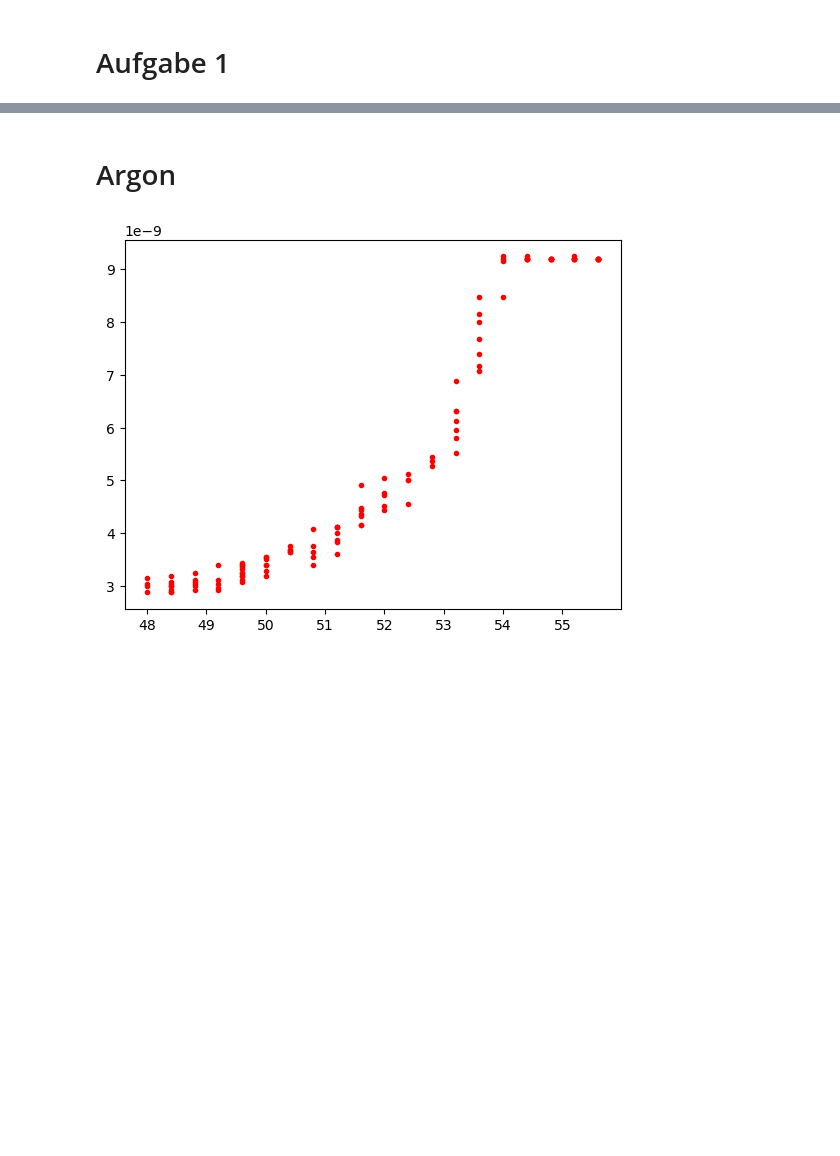
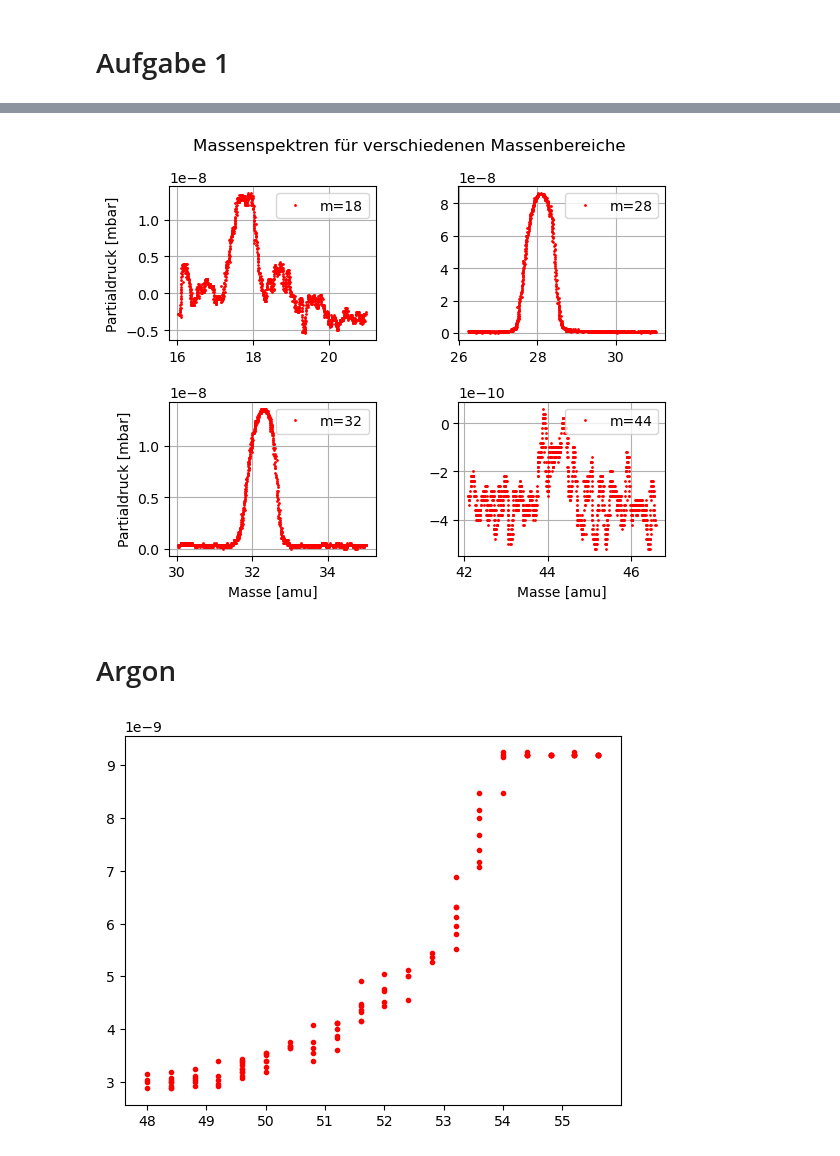
Before and after one commit to MRNock04/P3, a Jupyter notebook: Massenspektrometer/Auswertung.ipynb, the cells around one changed output, grey strips where cells are left out. Cells and saved outputs as stored; diff of their text form; code cells hidden in the pictures; blank space fills up the shorter version.

```diff
--- a/Massenspektrometer/Auswertung.ipynb
+++ b/Massenspektrometer/Auswertung.ipynb
@@ -26,0 +53,40 @@ plt.show()
+# %%
+# plotten der einzelnen Linien in genauerer Betrachtung
+m18 = pd.read_csv('Data/Raumluft_MS18.CSV', skiprows=15)
+m28 = pd.read_csv('Data/Raumluft_MS28.CSV', skiprows=15)
+m32 = pd.read_csv('Data/Raumluft_MS32.CSV', skiprows=15)
+m44 = pd.read_csv('Data/Raumluft_MS44.CSV', skiprows=15)
+
+m18_m = m18['CH1'][90:1700] / 20 + 16
+m18_p = m18['CH2'][90:1700] * 10 ** -9
+
+m28_m = m28['CH1'][150:1720] / 20 + 26
+m28_p = m28['CH2'][150:1720] * 10 ** -9
+
+m32_m = m32['CH1'][150:1780] / 20 + 30
+m32_p = m32['CH2'][150:1780] * 10 ** -9
+
+m44_m = m44['CH1'][120:1600] / 20 + 42
+m44_p = m44['CH2'][120:1600] * 10 ** -10
+
+fig, ax = plt.subplots(2,2, gridspec_kw={'wspace':0.4,'hspace':0.4})
+
+ax[0][0].plot(m18_m, m18_p, 'r.', markersize=2, label='m=18')
+ax[0][1].plot(m28_m, m28_p, 'r.', markersize=2, label='m=28')
+ax[1][0].plot(m32_m, m32_p, 'r.', markersize=2, label='m=32')
+ax[1][1].plot(m44_m, m44_p, 'r.', markersize=2, label='m=44')
+
+fig.suptitle('Massenspektren für verschiedenen Massenbereiche')
+
+ax[0][0].set(xlabel="", ylabel="Partialdruck [mbar]")
+ax[1][0].set(xlabel="Masse [amu]", ylabel="Partialdruck [mbar]")
+ax[1][1].set(xlabel="Masse [amu]", ylabel="")
+
+for i in [0,1]:
+    for j in [0,1]:
+        ax[i][j].grid()
+        ax[i][j].legend()
+
+plt.show()
+# %% [output]
+[figure, added]
```
Also changed, not shown: parts of 5 cells of this notebook, 4 other files.
